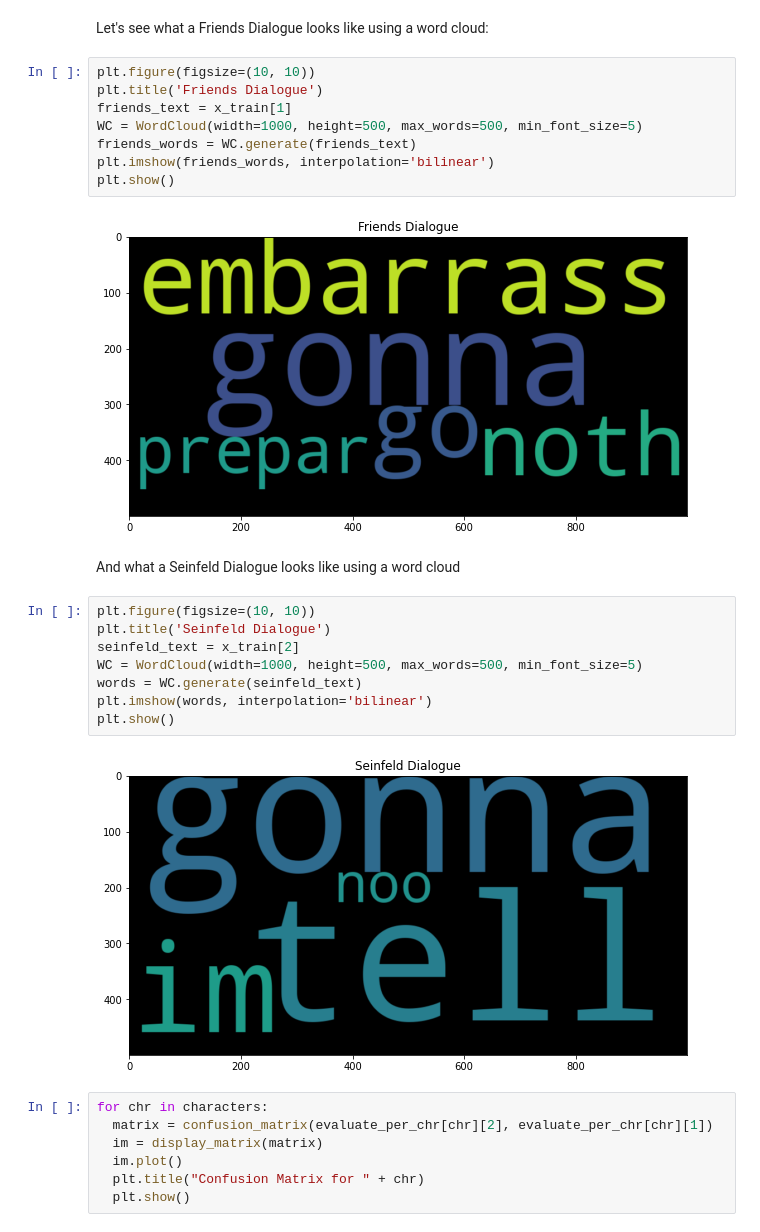
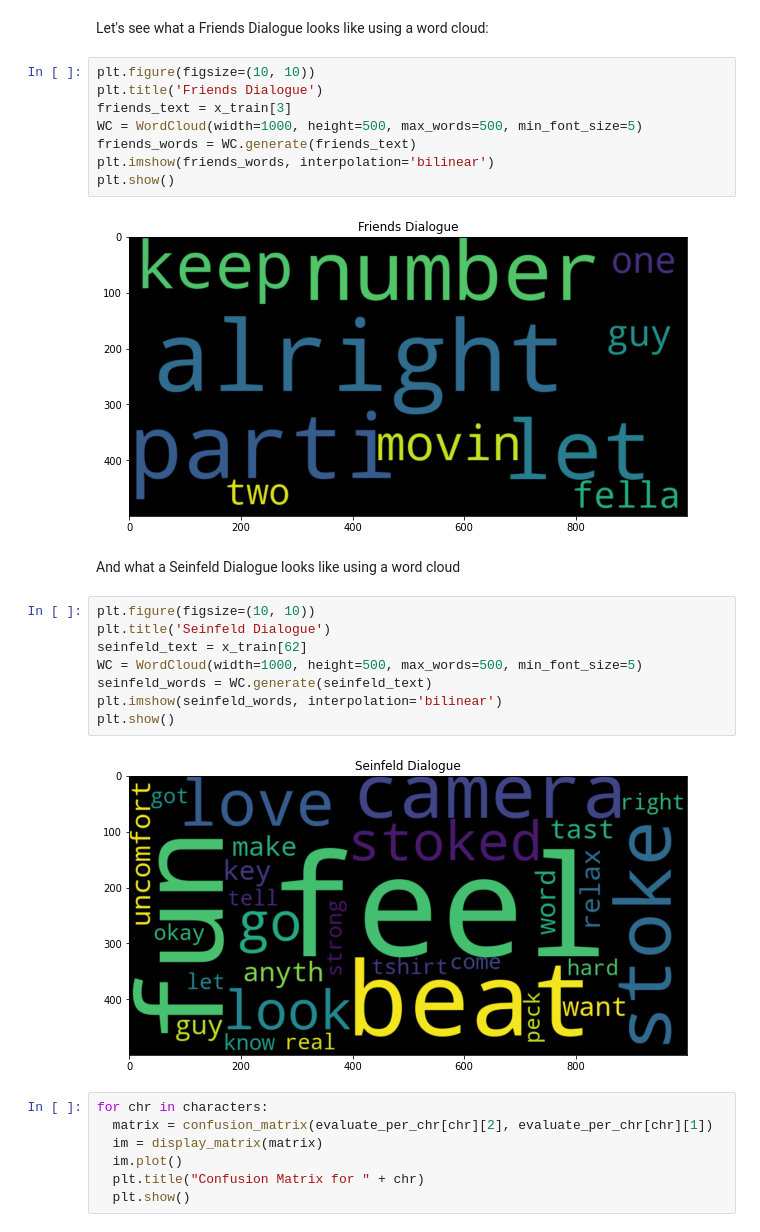
Before and after one commit to RtEcker/AdvancedMLDLCourse-Task3, a Jupyter notebook: exercise3.ipynb, the cells around one changed output. Cells and saved outputs as stored; diff of their text form.

```diff
--- a/exercise3.ipynb
+++ b/exercise3.ipynb
@@ -444,25 +443,25 @@ Let's see what a Friends Dialogue looks like using a word cloud:
 # %%
 plt.figure(figsize=(10, 10))
 plt.title('Friends Dialogue')
-friends_text = x_train[1]
+friends_text = x_train[3]
 WC = WordCloud(width=1000, height=500, max_words=500, min_font_size=5)
 friends_words = WC.generate(friends_text)
 plt.imshow(friends_words, interpolation='bilinear')
 plt.show()
 # %% [output]
-[figure, old version]
+[figure, new version]
 # %% [markdown]
 And what a Seinfeld Dialogue looks like using a word cloud
 # %%
 plt.figure(figsize=(10, 10))
 plt.title('Seinfeld Dialogue')
-seinfeld_text = x_train[2]
+seinfeld_text = x_train[62]
 WC = WordCloud(width=1000, height=500, max_words=500, min_font_size=5)
-words = WC.generate(seinfeld_text)
-plt.imshow(words, interpolation='bilinear')
+seinfeld_words = WC.generate(seinfeld_text)
+plt.imshow(seinfeld_words, interpolation='bilinear')
 plt.show()
 # %% [output]
-[figure, old version]
+[figure, new version]
 # %%
 for chr in characters:
   matrix = confusion_matrix(evaluate_per_chr[chr][2], evaluate_per_chr[chr][1])
```
Also changed, not shown: parts of 9 cells of this notebook.
